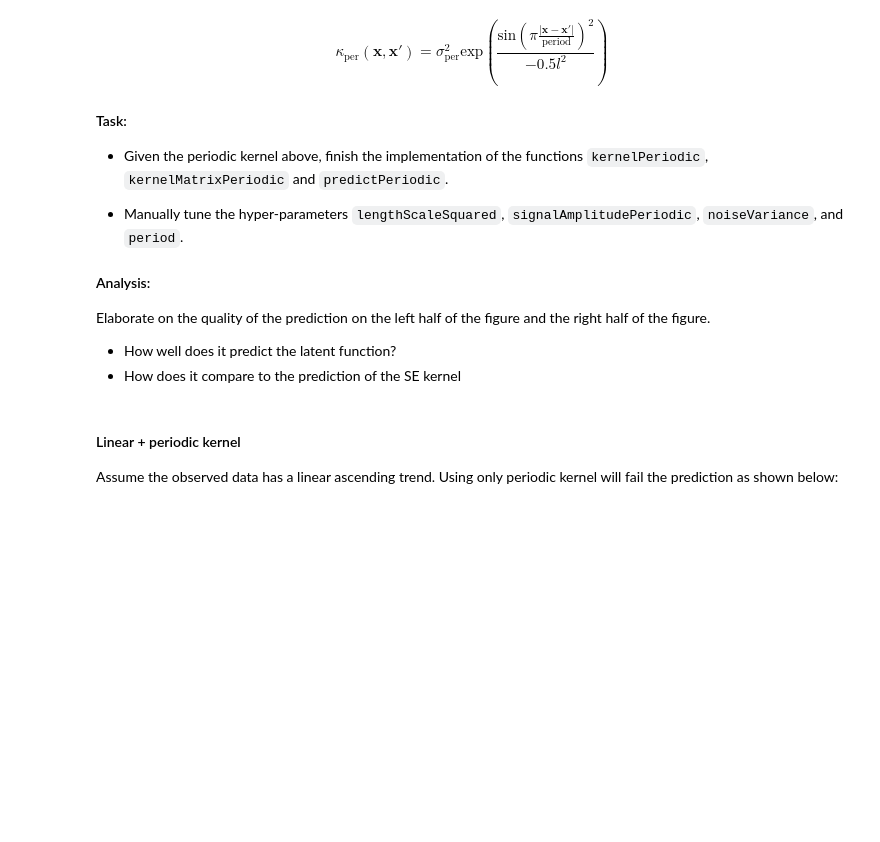
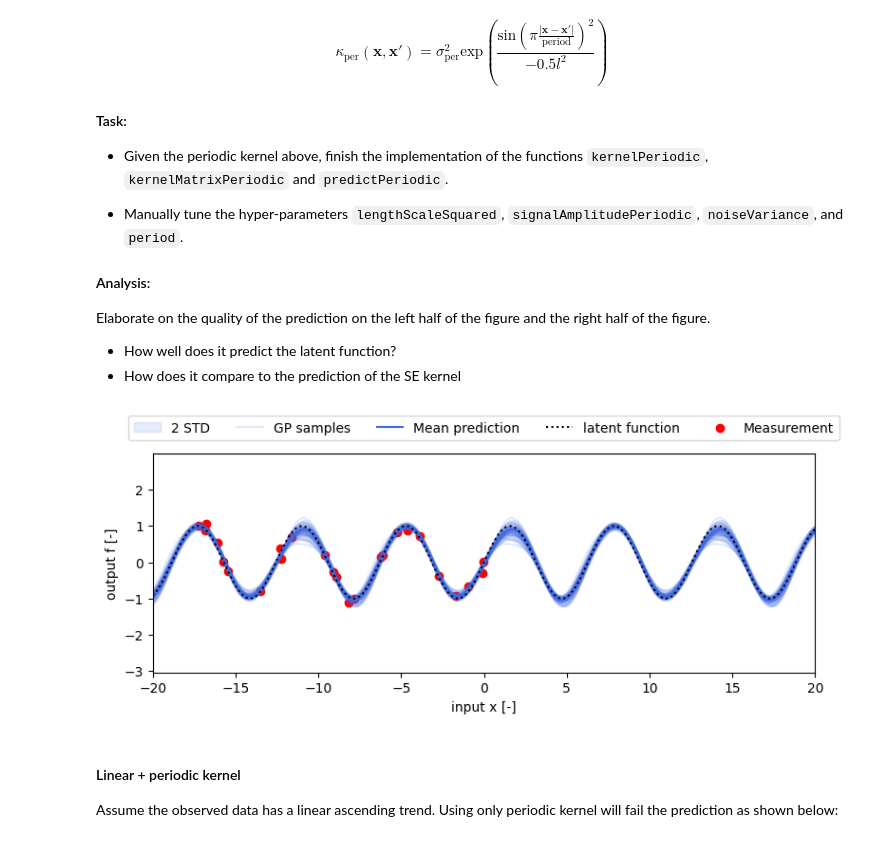
Before and after one commit to jackh1nes/PSF_Assignments, a Jupyter notebook: Assignment 3/assignment3_10.ipynb, the cells around one changed output. Drawn from its saved outputs; the diff is of its cells as text; code cells hidden in the pictures; blank space fills up the shorter version.

Commit message:
implemented periodic kernel

```diff
--- a/Assignment 3/assignment3_10.ipynb
+++ b/Assignment 3/assignment3_10.ipynb
@@ -480,6 +480,9 @@ Elaborate on the quality of the prediction on the left half of the figure and th
 - How well does it predict the latent function?
 - How does it compare to the prediction of the SE kernel
 # %%
+import signal
+
+
 def kernelPeriodic(x1, x2, lengthScalePeriodic, signalAmplitudePeriodic, period):
     helper.testKernelValue(x1, x2)
     """
@@ -494,8 +497,11 @@ def kernelPeriodic(x1, x2, lengthScalePeriodic, signalAmplitudePeriodic, period)
     Returns:
         K: Scalar kernel value of shape (1, 1)
     """
+    xNormSquared = (x1 - x2).T @ (x1 - x2)
+    argsin = np.pi * np.sqrt(xNormSquared) / period
 
-    k = ""
+    k = signalAmplitudePeriodic * np.exp( (np.sin(argsin)**2) / (-0.5 * lengthScalePeriodic**2))
+
     return k
 
 def kernelMatrixPeriodic(x1, x2, lengthScalePeriodic, signalAmplitudePeriodic, period):
@@ -513,7 +519,14 @@ def kernelMatrixPeriodic(x1, x2, lengthScalePeriodic, signalAmplitudePeriodic, p
         K: Kernel matrix of shape (numInputs1, numInputs2)
     """
 
-    K = ""
+    K = np.zeros((x1.shape[1], x2.shape[1]))
+    for i in range(x1.shape[1]):
+        for j in range(x2.shape[1]):
+            K[i, j] = kernelPeriodic(x1[:, i], x2[:, j], lengthScalePeriodic, signalAmplitudePeriodic, period)
+
+    jitter = 1e-8  # add jitter to make sure matrices are positive definite
+    if x1.shape[1] == x2.shape[1]:
+        K += jitter * np.eye(K.shape[0])
     return K
 
 def predictPeriodic(xStar, xData, yData, lengthScalePeriodic, signalAmplitudePeriodic, period, noiseVariance):
@@ -521,36 +534,50 @@ def predictPeriodic(xStar, xData, yData, lengthScalePeriodic, signalAmplitudePer
     Compute the mean and covariance of the Gaussian Process Posterior defined by the Periodic Kernel
 
     Args:
         xStar: Array of shape (numDim, numTestInputs) containing the input locations
         xData: Array of shape (numDim, numTrainInputs) containing the training input locations
         yData: Array of shape (numTrainInputs, 1) containing the training output values
         lengthScalePeriodic: Length scale hyperparameter for the Periodic Kernel.
         signalAmplitudePeriodic: signal amplitude hyperparameter for the Periodic Kernel.
         period: Period hyperparameter for the Periodic Kernel.
         noiseVariance: Noise variance hyperparameter for the Gaussian Process.
     Returns:
         mean: Array of shape (numTestInputs, 1) containing the mean of the Gaussian Process Posterior at the test input locations
         cov: Array of shape (numTestInputs, numTestInputs) containing the covariance of the Gaussian Process Posterior at the test input locations
     """
+    # compute kernels
+    Kx = kernelMatrixPeriodic(xData, xData, lengthScalePeriodic, signalAmplitudePeriodic, period) + noiseVariance * np.eye(xData.shape[1])
+    kXStar = kernelMatrixPeriodic(xData, xStar, lengthScalePeriodic, signalAmplitudePeriodic, period)
+    kStar = kernelMatrixPeriodic(xStar, xStar, lengthScalePeriodic, signalAmplitudePeriodic, period)
 
-    mean = ""
-    cov = ""
+    L = np.linalg.cholesky(Kx)
+    transL = np.transpose(L) # transpose of L
+
+    a = np.linalg.solve(transL,np.linalg.solve(L, yData))
+
+    v = np.linalg.solve(L, kXStar)
+
+    mean = kXStar.T @ a
+    cov = kStar - np.transpose(v) @ v
+
     return mean, cov
 
 
 
-lengthScalePeriodic = .1
+lengthScalePeriodic = 1
 signalAmplitudePeriodic = 1
 noiseVariance = 0.01
 period = 4*np.pi
 
 ''' Code for plotting: Do not change code below '''
 xData = np.random.uniform(-20, 0, 25).reshape(1, -1)
 xPred = np.linspace(-20, 20, 250).reshape(1, -1)
 yData1D = helper.generateData(xData, 'sin')
 
 f, cov = predictPeriodic(xPred, xData, yData1D, lengthScalePeriodic, signalAmplitudePeriodic, period, noiseVariance)
 helper.makeGaussianProcessPredictionPlots(xData, yData1D, xPred, f, cov, 'sin')
+# %% [output]
+[figure, added]
 # %% [markdown]
 #### Linear + periodic kernel
 
```
Also changed, not shown: parts of 2 cells of this notebook.
